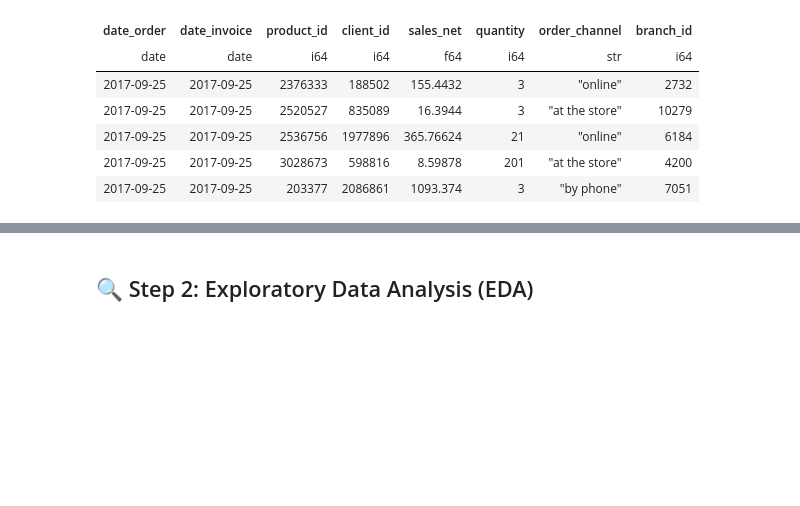
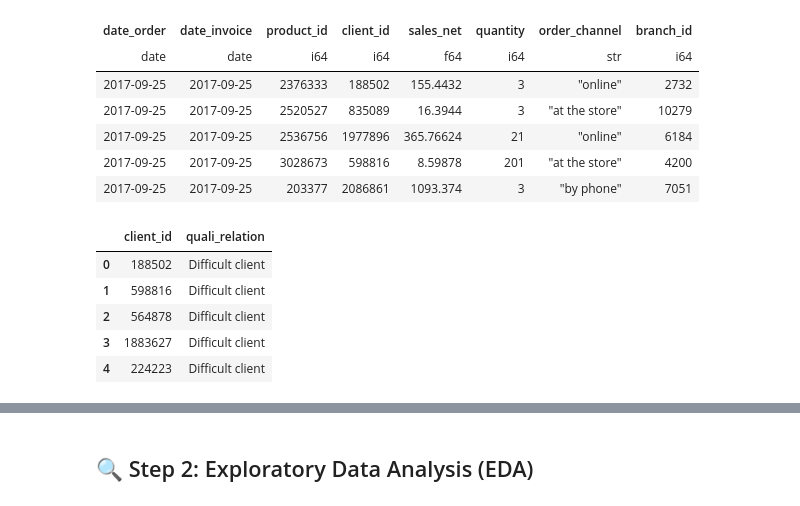
Before and after one commit to JokyHub/BCG-Challenge-DSB, a Jupyter notebook: eda.ipynb, the cells around one changed output, grey strips where cells are left out. Saved outputs shown, nothing was run; the diff lists cells and outputs as text; code cells hidden in the pictures; blank space fills up the shorter version.

```diff
--- a/eda.ipynb
+++ b/eda.ipynb
@@ -21,3 +19,13 @@ shape: (5, 8)
 | 2017-09-25 | 2017-09-25 | 2536756 | 1977896 | 365.76624 | 21 | "online" | 6184 |
 | 2017-09-25 | 2017-09-25 | 3028673 | 598816 | 8.59878 | 201 | "at the store" | 4200 |
 | 2017-09-25 | 2017-09-25 | 203377 | 2086861 | 1093.374 | 3 | "by phone" | 7051 |
+# %%
+relation_df = pd.read_csv("sales_client.csv")
+relation_df.head()
+# %% [output]
+|  | client_id | quali_relation |
+| 0 | 188502 | Difficult client |
+| 1 | 598816 | Difficult client |
+| 2 | 564878 | Difficult client |
+| 3 | 1883627 | Difficult client |
+| 4 | 224223 | Difficult client |
```
Also changed, not shown: parts of 21 cells of this notebook.
